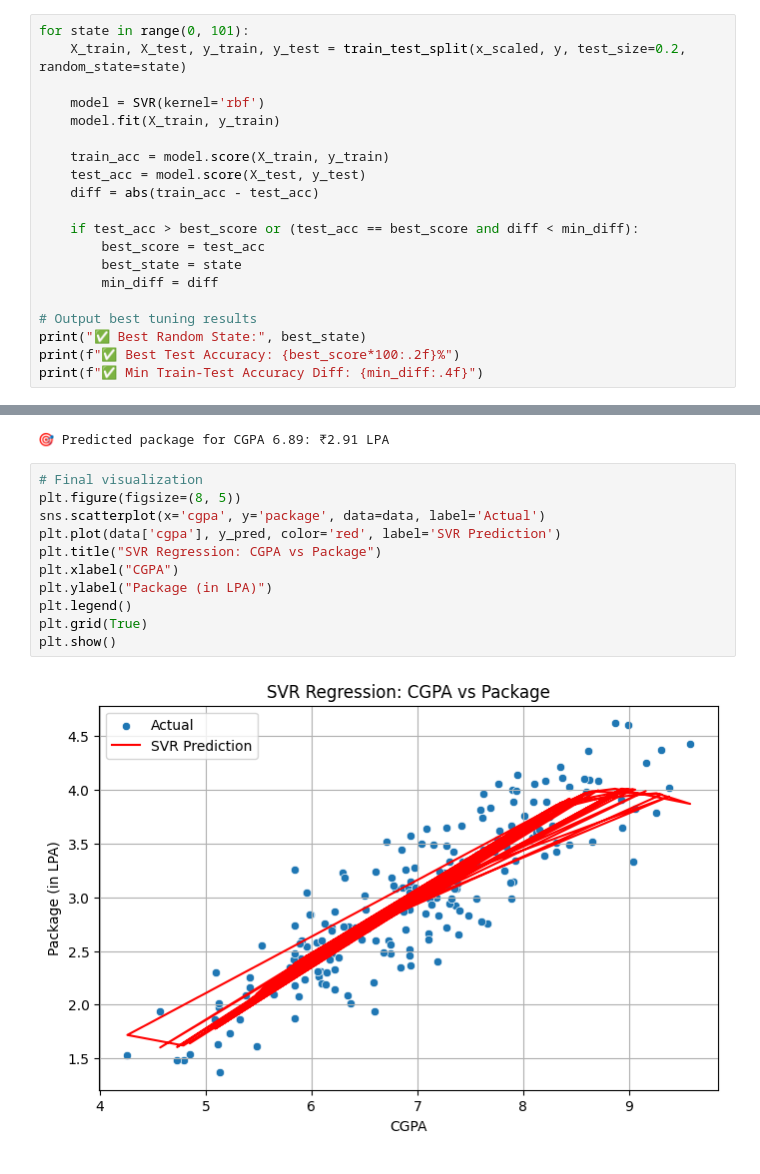
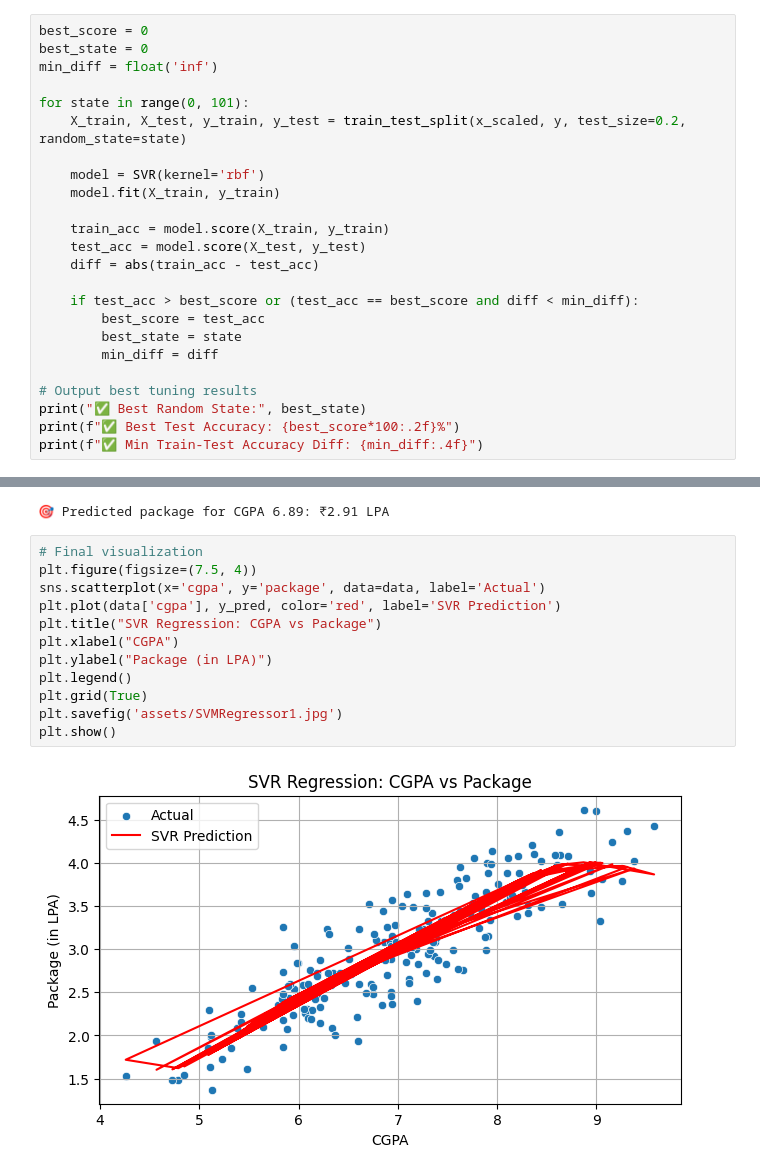
Before and after one commit to omgajipara7/Data-Science, a Jupyter notebook: AI:ML/Machine Learning/Supervised Learning/Regression/Support Vector Machine (SVM) Regression/SVM.ipynb, the cells around one changed output, grey strips where cells are left out. Cells and saved outputs as stored; diff of their text form.

```diff
--- a/AI:ML/Machine Learning/Supervised Learning/Regression/Support Vector Machine (SVM) Regression/SVM.ipynb
+++ b/AI:ML/Machine Learning/Supervised Learning/Regression/Support Vector Machine (SVM) Regression/SVM.ipynb
@@ -52,6 +53,10 @@ y = data['package']
 scaler = StandardScaler()
 x_scaled = scaler.fit_transform(x)
 # %%
+best_score = 0
+best_state = 0
+min_diff = float('inf')
+
 for state in range(0, 101):
     X_train, X_test, y_train, y_test = train_test_split(x_scaled, y, test_size=0.2, random_state=state)
 
@@ -104,14 +109,15 @@ print(f"🎯 Predicted package for CGPA {cgpa_value}: ₹{predicted_package[0]:.
 🎯 Predicted package for CGPA 6.89: ₹2.91 LPA
 # %%
 # Final visualization
-plt.figure(figsize=(8, 5))
+plt.figure(figsize=(7.5, 4))
 sns.scatterplot(x='cgpa', y='package', data=data, label='Actual')
 plt.plot(data['cgpa'], y_pred, color='red', label='SVR Prediction')
 plt.title("SVR Regression: CGPA vs Package")
 plt.xlabel("CGPA")
 plt.ylabel("Package (in LPA)")
 plt.legend()
 plt.grid(True)
+plt.savefig('assets/SVMRegressor1.jpg')
 plt.show()
 # %% [output]
-[figure, old version]
+[figure, new version]
```
Also changed, not shown: parts of 1 cell of this notebook, 21 other files.
